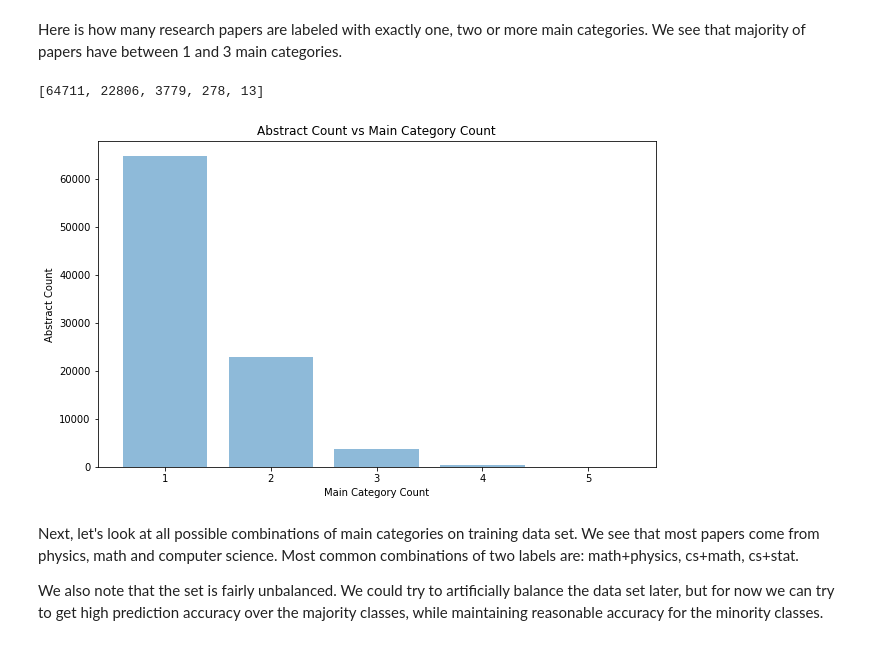
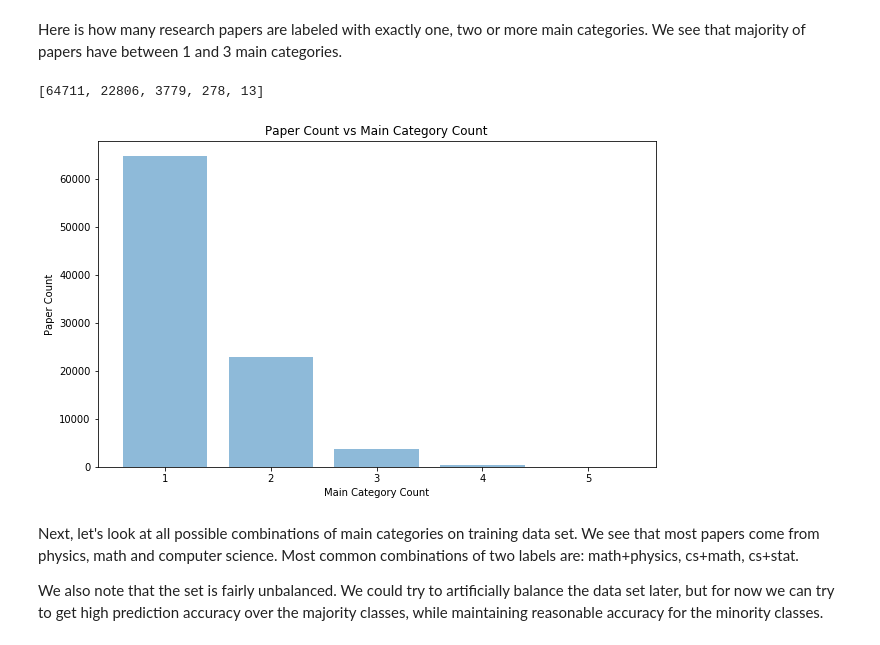
Before and after one commit to happy-face/datascience-1, a Jupyter notebook: abstracts/Abstracts Classification.ipynb, the cells around one changed output. Drawn from its saved outputs; the diff is of its cells as text; code cells hidden in the pictures.

```diff
--- a/abstracts/Abstracts Classification.ipynb
+++ b/abstracts/Abstracts Classification.ipynb
@@ -124,25 +124,25 @@ Here is how many research papers are labeled with exactly one, two or more main
 # %%
 def output_main_category_stats(df):
     # compute stats
     max_category_count = max(len(x) for x in df['main_categories'])
     category_count_to_abstract_count = [0] * max_category_count
     for categories in df['main_categories']:
         category_count_to_abstract_count[len(categories) - 1] += 1
     # generate bar plot
     category_count_names = [str(x + 1) for x in range(0, max_category_count)]
     print(category_count_to_abstract_count)
     y_pos = np.arange(len(category_count_names))
     plt.figure(figsize = (10,6))
     plt.bar(y_pos, category_count_to_abstract_count, align='center', alpha=0.5)
     plt.xticks(y_pos, category_count_names)
-    plt.ylabel('Abstract Count')
+    plt.ylabel('Paper Count')
     plt.xlabel('Main Category Count')
-    plt.title('Abstract Count vs Main Category Count')
+    plt.title('Paper Count vs Main Category Count')
 
 output_main_category_stats(df)
 # %% [output]
 [64711, 22806, 3779, 278, 13]
-[figure, old version]
+[figure, new version]
 # %% [markdown]
 Next, let's look at all possible combinations of main categories on training data set. We see that most papers come from physics, math and computer science. Most common combinations of two labels are: math+physics, cs+math, cs+stat.
 
```
Also changed, not shown: parts of 7 cells of this notebook.
